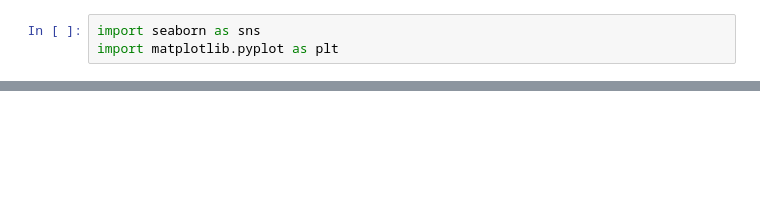
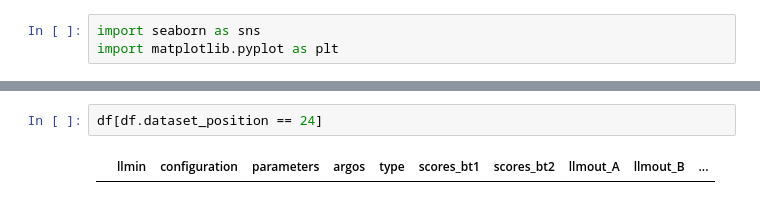
Before and after one commit to julianjandeleit/thesis_llm_collective_behavior_generation, a Jupyter notebook: analysis_notebooks/dpo_rl_visualize_training.ipynb, the cells around one changed output, grey strips where cells are left out. Cells and saved outputs as stored; diff of their text form; blank space fills up the shorter version.

```diff
--- a/analysis_notebooks/dpo_rl_visualize_training.ipynb
+++ b/analysis_notebooks/dpo_rl_visualize_training.ipynb
@@ -74,3 +80,7 @@ plt.show()
+# %%
+df[df.dataset_position == 24]
+# %% [output]
+|  | llmin | configuration | parameters | argos | type | scores_bt1 | scores_bt2 | llmout_A | llmout_B | ... |
 # %%
 # Count non-null entries for each combination of type and dataset_position
 length_counts = df.groupby(['type', 'dataset_position'])['average_score'].count().reset_index()
```
Also changed, not shown: parts of 6 cells of this notebook, 3 other files.
